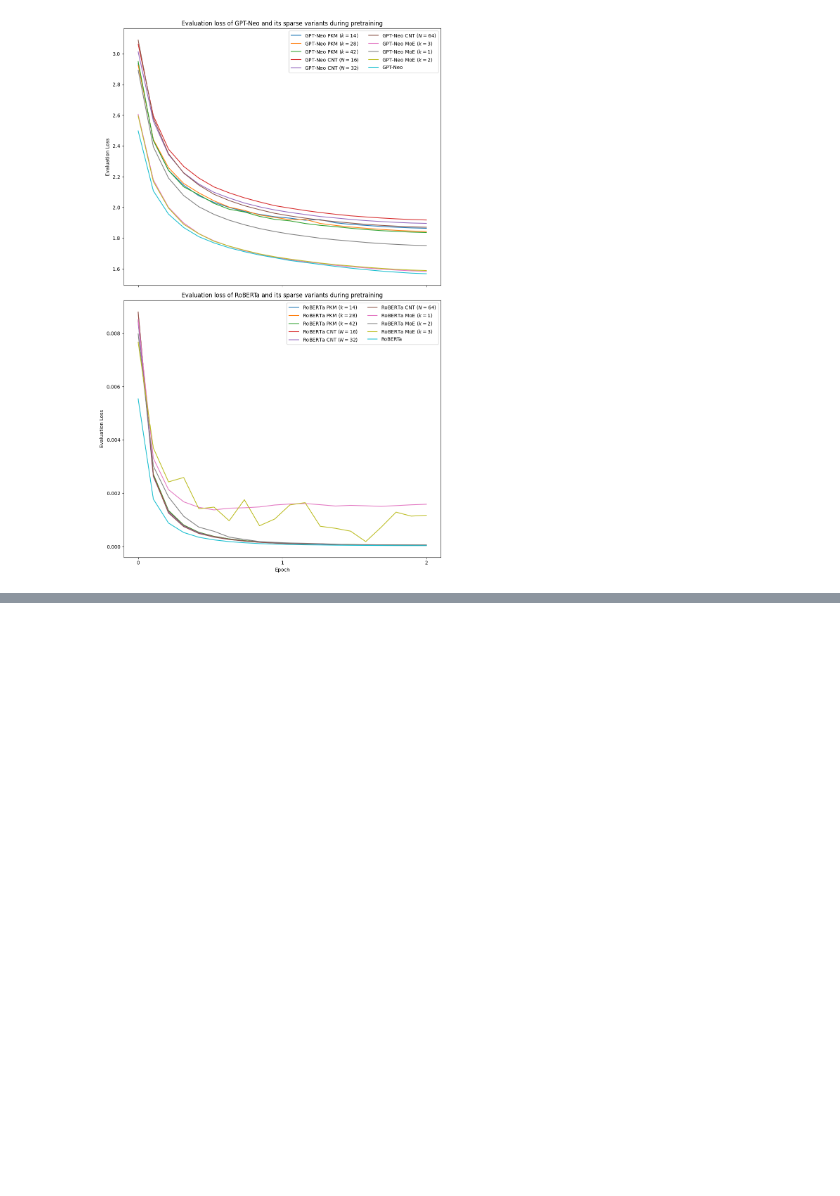
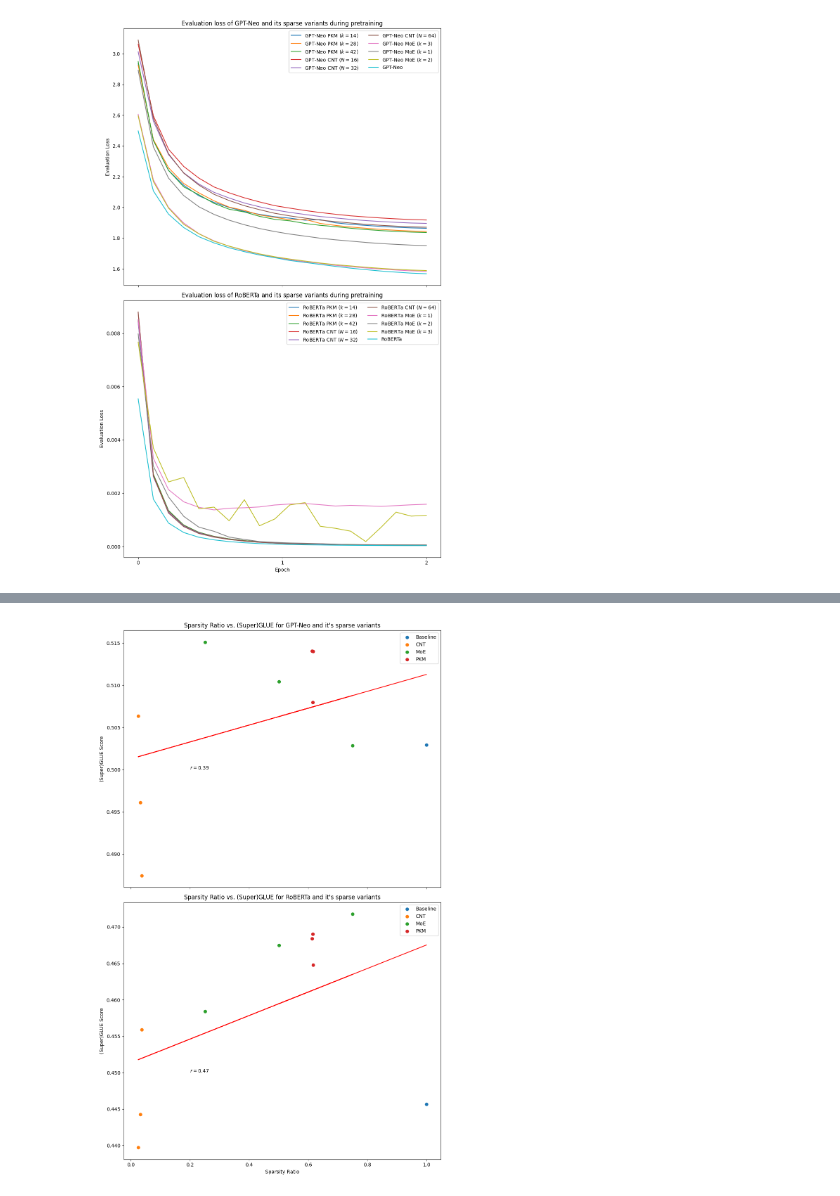
Before and after one commit to AISE-TUDelft/tiny-transformers, a Jupyter notebook: code/eugene/results_analysis.ipynb, the cells around one changed output, grey strips where cells are left out. Cells and saved outputs as stored; diff of their text form; code cells hidden in the pictures; blank space fills up the shorter version.

```diff
--- a/code/eugene/results_analysis.ipynb
+++ b/code/eugene/results_analysis.ipynb
@@ -323,0 +352,10 @@ plt.show()
+# %%
+def superglue_results_all(path):
+    dfs = []
+    for subdir in os.listdir(path):
+        dfs.append(superglue_results(name_conversion(subdir), os.path.join(path, subdir)))
+    return pd.concat(dfs, ignore_index=True)
+# %%
+all_superglue = superglue_results_all('../../models/superglue')
+all_superglue = all_superglue[['Name', 'Overall'] + all_superglue.columns.tolist()[:-2]]
+all_superglue
@@ -323,0 +467,5 @@ plt.show()
+# %%
+superglue_scores = all_superglue[['Name','Overall']]
+superglue_scores = superglue_scores.set_index('Name').T
+superglue_scores.loc['Sparsity Ratio'] = sr
+superglue_scores
@@ -323,0 +476,33 @@ plt.show()
+# %%
+gpt_cols = superglue_scores.columns[superglue_scores.columns.to_series().apply(lambda x: 'GPT' in x )]
+gpt_superglue = superglue_scores[gpt_cols]
+roberta_cols = superglue_scores.columns[superglue_scores.columns.to_series().apply(lambda x: 'RoBERTa' in x )]
+roberta_superglue = superglue_scores[roberta_cols]
+# %%
+fig, (ax1, ax2) = plt.subplots(2, 1, figsize=(10, 16), sharex=True)
+
+for group in np.unique(np.array([sparsity_type(col) for col in gpt_cols])):
+    ax1.scatter(gpt_superglue.loc['Sparsity Ratio'][np.array([sparsity_type(col) for col in gpt_cols]) == group], gpt_superglue.loc['Overall'][np.array([sparsity_type(col) for col in gpt_cols]) == group], label=group)
+slope, intercept, r_value, p_value, std_err = linregress(gpt_superglue.loc['Sparsity Ratio'], gpt_superglue.loc['Overall'])
+ax1.plot(gpt_superglue.loc['Sparsity Ratio'], slope * gpt_superglue.loc['Sparsity Ratio'] + intercept, color='red')
+ax1.set_title("Sparsity Ratio vs. (Super)GLUE for GPT-Neo and it's sparse variants")
+#ax1.set_xlabel("Sparsity Ratio")
+ax1.set_ylabel("(Super)GLUE Score")
+ax1.text(x=0.2, y = 0.5, s=f'$r={r_value:.2f}$')
+ax1.legend()
+
+
+for group in np.unique(np.array([sparsity_type(col) for col in roberta_cols])):
+    ax2.scatter(roberta_superglue.loc['Sparsity Ratio'][np.array([sparsity_type(col) for col in roberta_cols]) == group], roberta_superglue.loc['Overall'][np.array([sparsity_type(col) for col in roberta_cols]) == group], label=group)
+slope, intercept, r_value, p_value, std_err = linregress(roberta_superglue.loc['Sparsity Ratio'], roberta_superglue.loc['Overall'])
+ax2.plot(roberta_superglue.loc['Sparsity Ratio'], slope * roberta_superglue.loc['Sparsity Ratio'] + intercept, color='r')
+ax2.set_title("Sparsity Ratio vs. (Super)GLUE for RoBERTa and it's sparse variants")
+ax2.text(x=0.2, y = 0.45, s=f'$r={r_value:.2f}$')
+ax2.set_xlabel("Sparsity Ratio")
+ax2.set_ylabel("(Super)GLUE Score")
+ax2.legend()
+
+plt.tight_layout()
+plt.show()
+# %% [output]
+[figure, added]
```
Also changed, not shown: parts of 26 cells of this notebook, 16 other files.
